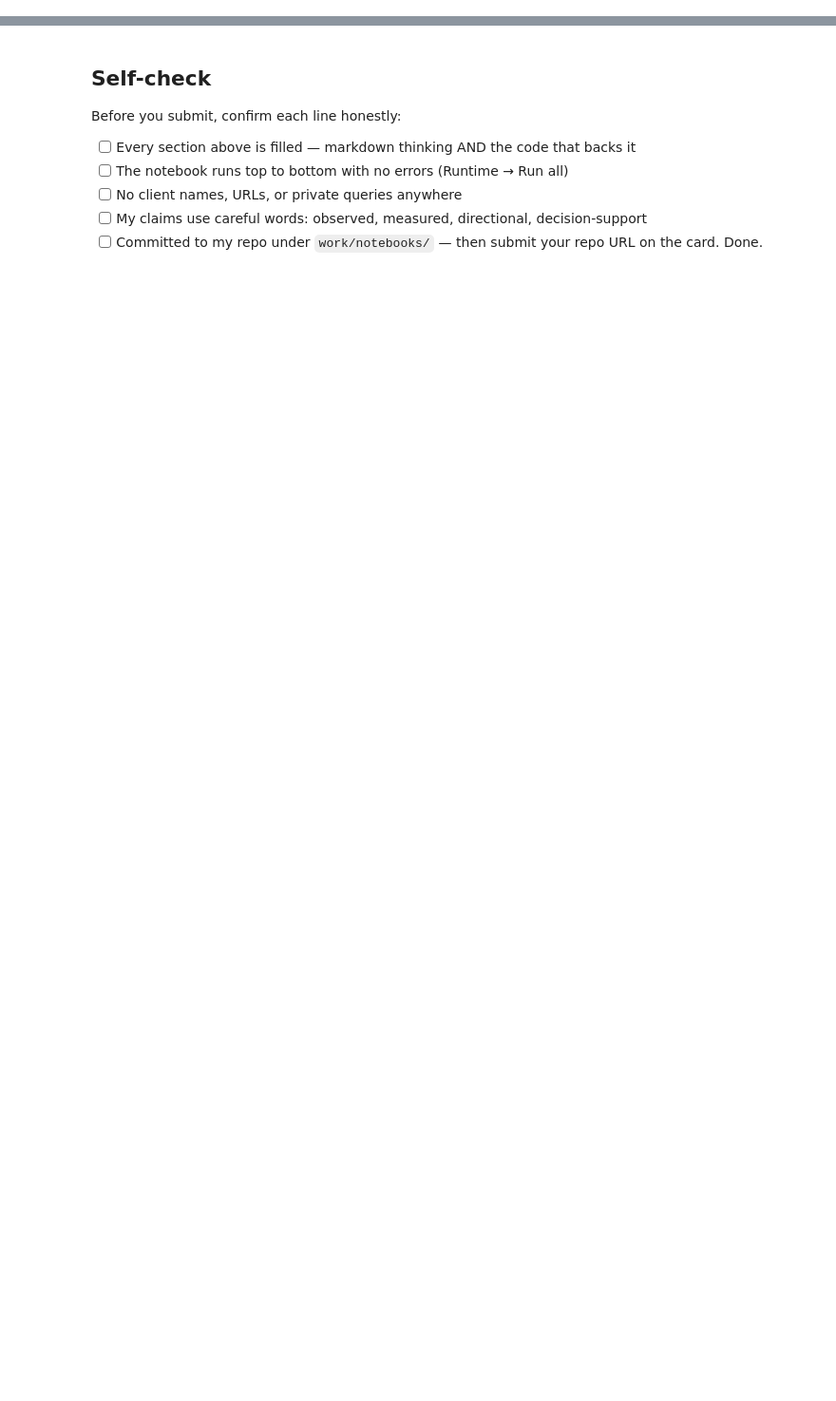
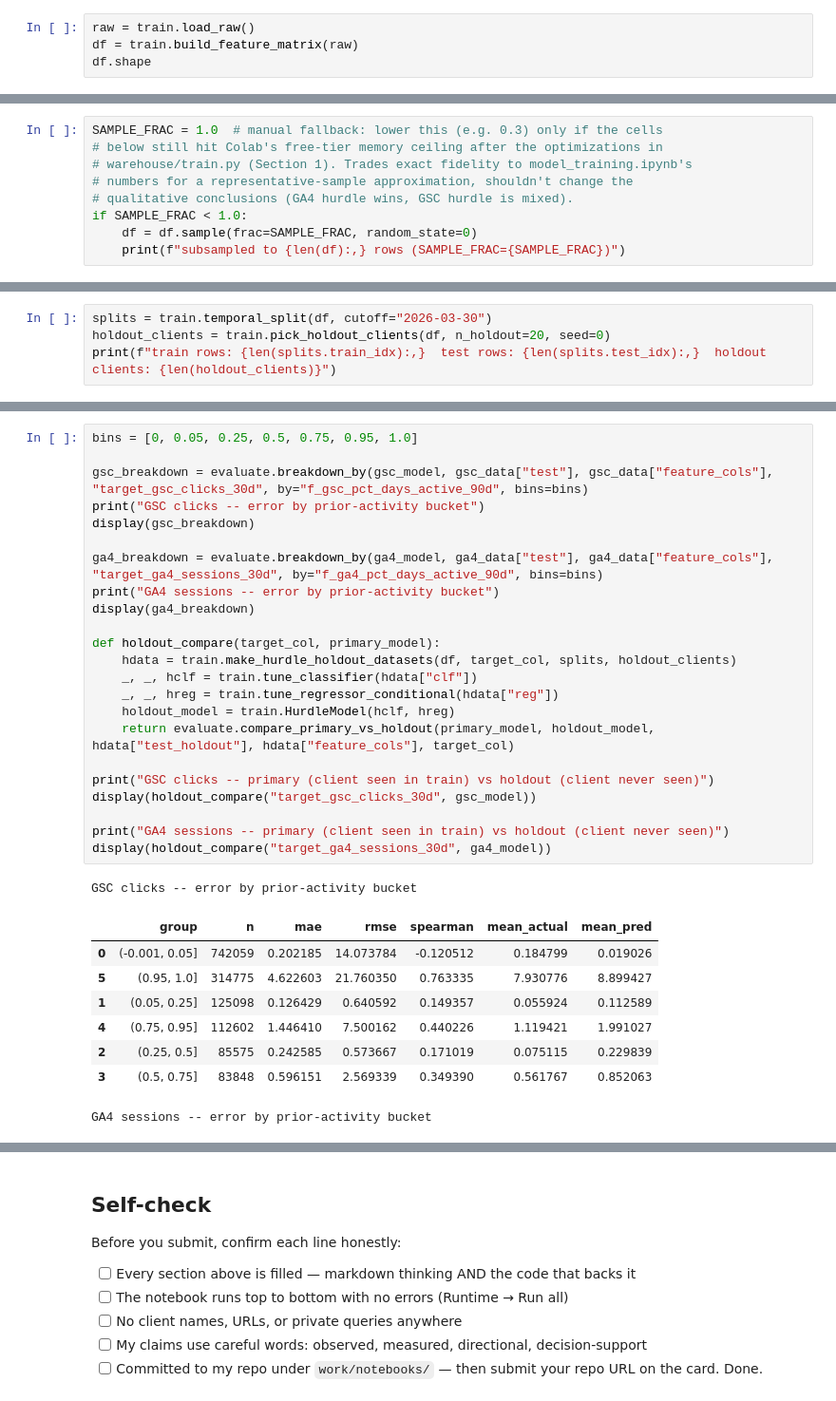
Before and after one commit to ku-ro-wa/flyrank-ml-starter, a Jupyter notebook: work/notebooks/w05_model.ipynb, the cells around one changed output, grey strips where cells are left out. Shown at 95% size. Cells and saved outputs as stored; diff of their text form; blank space fills up the shorter version.

```diff
--- a/work/notebooks/w05_model.ipynb
+++ b/work/notebooks/w05_model.ipynb
@@ -36,0 +956,4 @@ This skeleton is yours to fill. Work the sections **in order** — each one has
+# %%
+raw = train.load_raw()
+df = train.build_feature_matrix(raw)
+df.shape
@@ -36,0 +962,9 @@ This skeleton is yours to fill. Work the sections **in order** — each one has
+# %%
+SAMPLE_FRAC = 1.0  # manual fallback: lower this (e.g. 0.3) only if the cells
+# below still hit Colab's free-tier memory ceiling after the optimizations in
+# warehouse/train.py (Section 1). Trades exact fidelity to model_training.ipynb's
+# numbers for a representative-sample approximation, shouldn't change the
+# qualitative conclusions (GA4 hurdle wins, GSC hurdle is mixed).
+if SAMPLE_FRAC < 1.0:
+    df = df.sample(frac=SAMPLE_FRAC, random_state=0)
+    print(f"subsampled to {len(df):,} rows (SAMPLE_FRAC={SAMPLE_FRAC})")
@@ -36,0 +1016,4 @@ This skeleton is yours to fill. Work the sections **in order** — each one has
+# %%
+splits = train.temporal_split(df, cutoff="2026-03-30")
+holdout_clients = train.pick_holdout_clients(df, n_holdout=20, seed=0)
+print(f"train rows: {len(splits.train_idx):,}  test rows: {len(splits.test_idx):,}  holdout clients: {len(holdout_clients)}")
@@ -36,0 +1072,33 @@ This skeleton is yours to fill. Work the sections **in order** — each one has
+# %%
+bins = [0, 0.05, 0.25, 0.5, 0.75, 0.95, 1.0]
+
+gsc_breakdown = evaluate.breakdown_by(gsc_model, gsc_data["test"], gsc_data["feature_cols"], "target_gsc_clicks_30d", by="f_gsc_pct_days_active_90d", bins=bins)
+print("GSC clicks -- error by prior-activity bucket")
+display(gsc_breakdown)
+
+ga4_breakdown = evaluate.breakdown_by(ga4_model, ga4_data["test"], ga4_data["feature_cols"], "target_ga4_sessions_30d", by="f_ga4_pct_days_active_90d", bins=bins)
+print("GA4 sessions -- error by prior-activity bucket")
+display(ga4_breakdown)
+
+def holdout_compare(target_col, primary_model):
+    hdata = train.make_hurdle_holdout_datasets(df, target_col, splits, holdout_clients)
+    _, _, hclf = train.tune_classifier(hdata["clf"])
+    _, _, hreg = train.tune_regressor_conditional(hdata["reg"])
+    holdout_model = train.HurdleModel(hclf, hreg)
+    return evaluate.compare_primary_vs_holdout(primary_model, holdout_model, hdata["test_holdout"], hdata["feature_cols"], target_col)
+
+print("GSC clicks -- primary (client seen in train) vs holdout (client never seen)")
+display(holdout_compare("target_gsc_clicks_30d", gsc_model))
+
+print("GA4 sessions -- primary (client seen in train) vs holdout (client never seen)")
+display(holdout_compare("target_ga4_sessions_30d", ga4_model))
+# %% [output]
+GSC clicks -- error by prior-activity bucket
+|  | group | n | mae | rmse | spearman | mean_actual | mean_pred |
+| 0 | (-0.001, 0.05] | 742059 | 0.202185 | 14.073784 | -0.120512 | 0.184799 | 0.019026 |
+| 5 | (0.95, 1.0] | 314775 | 4.622603 | 21.760350 | 0.763335 | 7.930776 | 8.899427 |
+| 1 | (0.05, 0.25] | 125098 | 0.126429 | 0.640592 | 0.149357 | 0.055924 | 0.112589 |
+| 4 | (0.75, 0.95] | 112602 | 1.446410 | 7.500162 | 0.440226 | 1.119421 | 1.991027 |
+| 2 | (0.25, 0.5] | 85575 | 0.242585 | 0.573667 | 0.171019 | 0.075115 | 0.229839 |
+| 3 | (0.5, 0.75] | 83848 | 0.596151 | 2.569339 | 0.349390 | 0.561767 | 0.852063 |
+GA4 sessions -- error by prior-activity bucket
```
Also changed, not shown: parts of 31 cells of this notebook.
